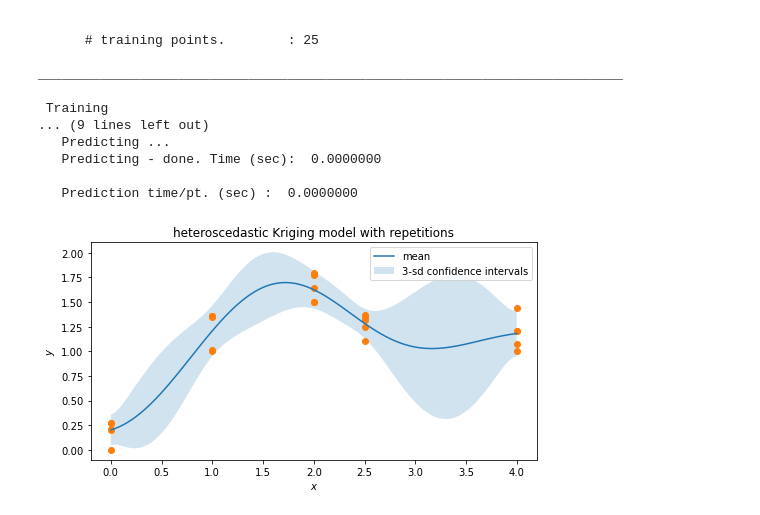
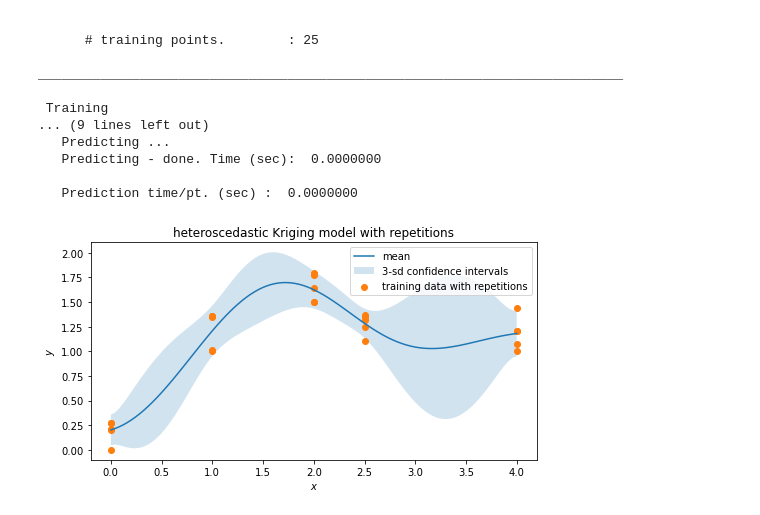
Before and after one commit to SMTorg/smt, a Jupyter notebook: tutorial/SMT_Noise.ipynb, the cells around one changed output. Cells and saved outputs as stored; diff of their text form; code cells hidden in the pictures.

Commit message:
adding a label for training data

```diff
--- a/tutorial/SMT_Noise.ipynb
+++ b/tutorial/SMT_Noise.ipynb
@@ -324,14 +324,14 @@ ___________________________________________________________________________
 # %%
 # plotting the resulting Kriging model
 plt.fill_between(np.ravel(x), np.ravel(y-3*np.sqrt(var)),
                   np.ravel(y+3*np.sqrt(var)), alpha=0.2,
                   label='3-sd confidence intervals')
-plt.scatter(xt_full, yt_full)
+plt.scatter(xt_full, yt_full, label="training data with repetitions")
 plt.plot(x, y, label='mean')
 plt.title('heteroscedastic Kriging model with repetitions')
 plt.legend(loc=0)
 plt.xlabel(r'$x$')
 plt.ylabel(r'$y$')
 plt.show()
 # %% [output]
-[figure, old version]
+[figure, new version]
```
Also changed, not shown: parts of 5 cells of this notebook.
